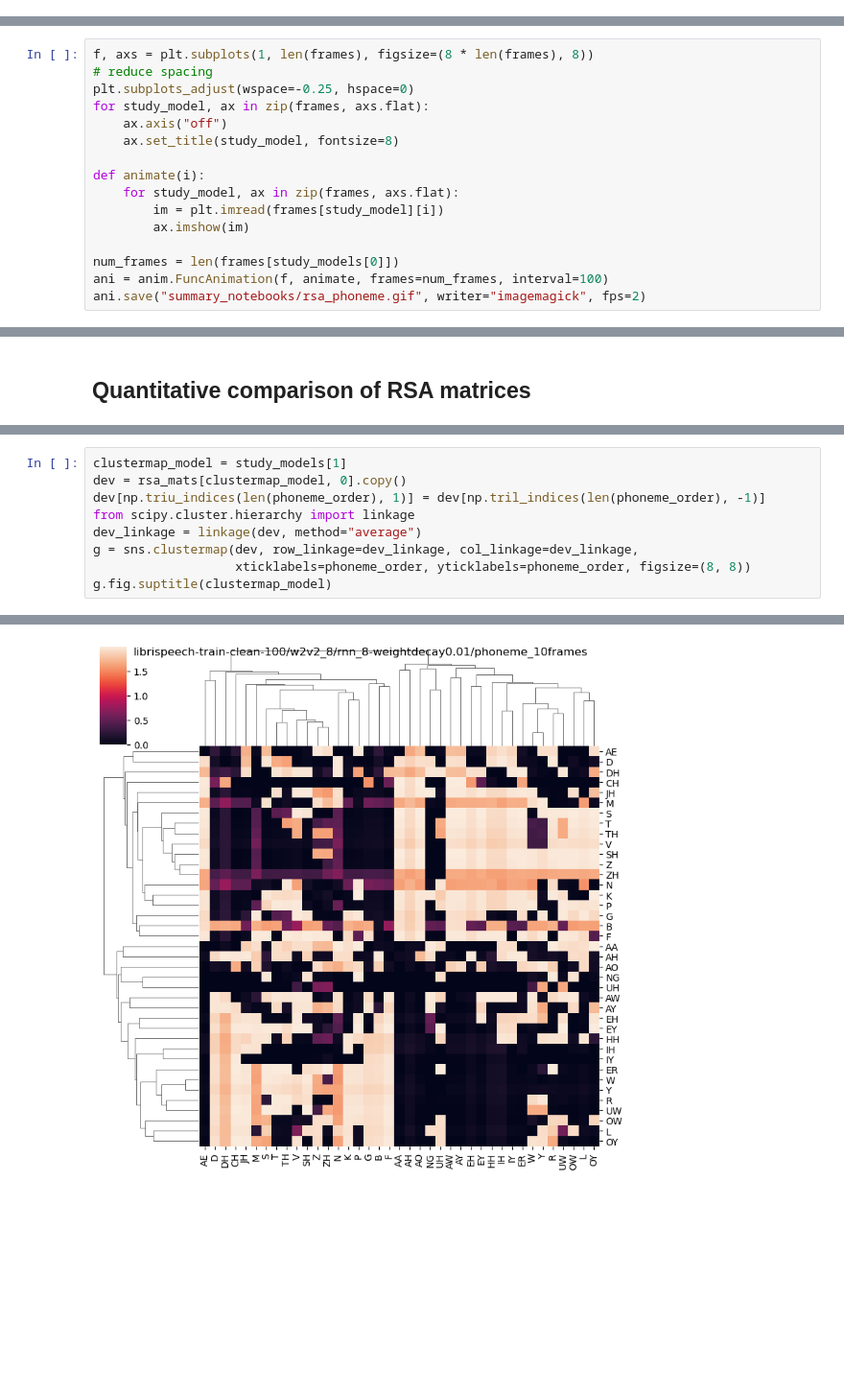
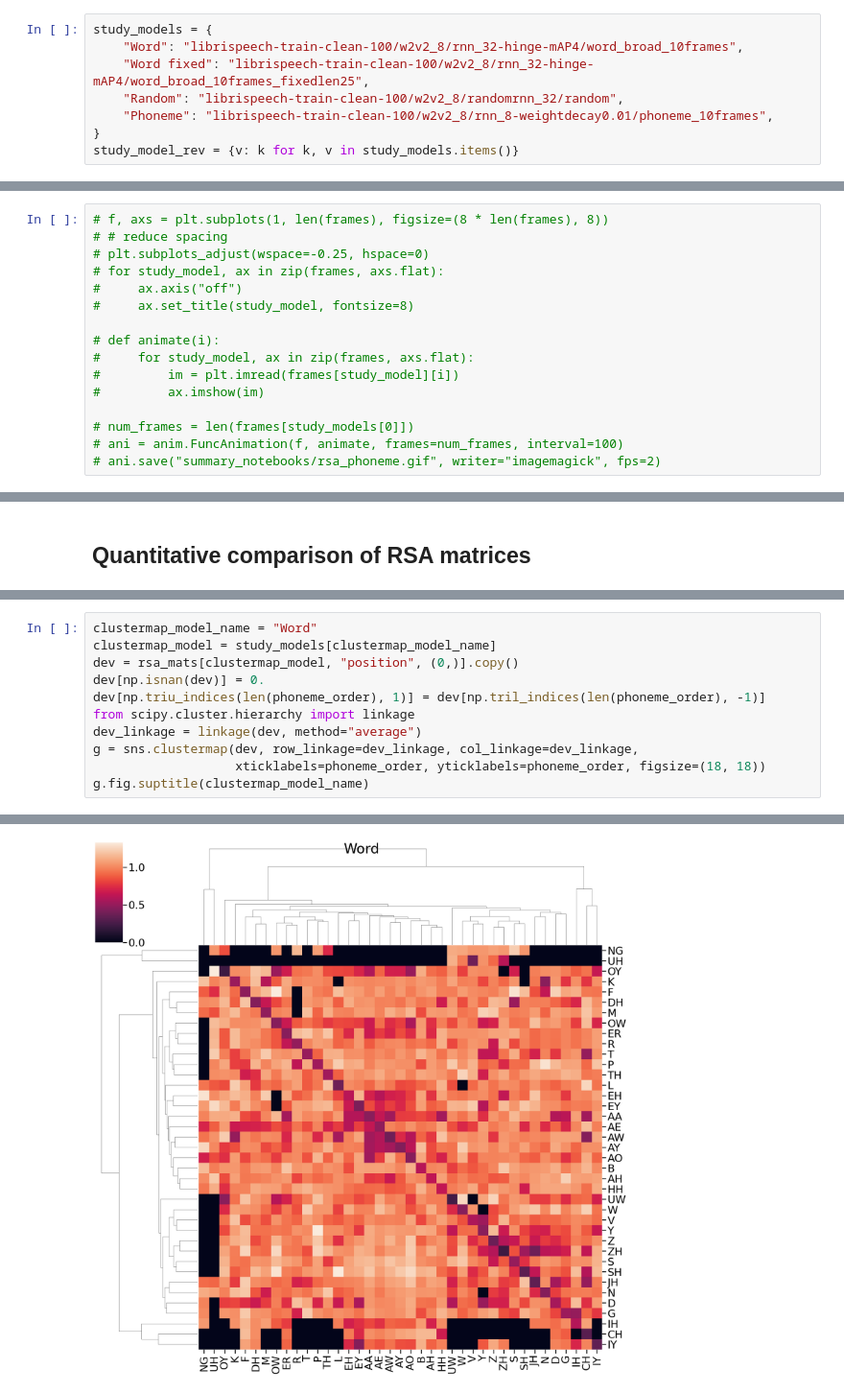
Before and after one commit to hans/ideal-word-representations, a Jupyter notebook: summary_notebooks/rsa_phoneme.ipynb, the cells around one changed output, grey strips where cells are left out. Shown at 96% size. Cells and saved outputs as stored; diff of their text form; blank space fills up the shorter version.

```diff
--- a/summary_notebooks/rsa_phoneme.ipynb
+++ b/summary_notebooks/rsa_phoneme.ipynb
@@ -29 +20,9 @@ study_models = [
+# %%
+study_models = {
+    "Word": "librispeech-train-clean-100/w2v2_8/rnn_32-hinge-mAP4/word_broad_10frames",
+    "Word fixed": "librispeech-train-clean-100/w2v2_8/rnn_32-hinge-mAP4/word_broad_10frames_fixedlen25",
+    "Random": "librispeech-train-clean-100/w2v2_8/randomrnn_32/random",
+    "Phoneme": "librispeech-train-clean-100/w2v2_8/rnn_8-weightdecay0.01/phoneme_10frames",
+}
+study_model_rev = {v: k for k, v in study_models.items()}
 # %%
@@ -35,16 +34,16 @@ for study_model in study_models:
 # %%
-f, axs = plt.subplots(1, len(frames), figsize=(8 * len(frames), 8))
-# reduce spacing
-plt.subplots_adjust(wspace=-0.25, hspace=0)
-for study_model, ax in zip(frames, axs.flat):
-    ax.axis("off")
-    ax.set_title(study_model, fontsize=8)
+# f, axs = plt.subplots(1, len(frames), figsize=(8 * len(frames), 8))
+# # reduce spacing
+# plt.subplots_adjust(wspace=-0.25, hspace=0)
+# for study_model, ax in zip(frames, axs.flat):
+#     ax.axis("off")
+#     ax.set_title(study_model, fontsize=8)
 
-def animate(i):
-    for study_model, ax in zip(frames, axs.flat):
-        im = plt.imread(frames[study_model][i])
-        ax.imshow(im)
+# def animate(i):
+#     for study_model, ax in zip(frames, axs.flat):
+#         im = plt.imread(frames[study_model][i])
+#         ax.imshow(im)
 
-num_frames = len(frames[study_models[0]])
-ani = anim.FuncAnimation(f, animate, frames=num_frames, interval=100)
-ani.save("summary_notebooks/rsa_phoneme.gif", writer="imagemagick", fps=2)
+# num_frames = len(frames[study_models[0]])
+# ani = anim.FuncAnimation(f, animate, frames=num_frames, interval=100)
+# ani.save("summary_notebooks/rsa_phoneme.gif", writer="imagemagick", fps=2)
@@ -236,10 +323,12 @@ study_models
 # %%
-clustermap_model = study_models[1]
-dev = rsa_mats[clustermap_model, 0].copy()
+clustermap_model_name = "Word"
+clustermap_model = study_models[clustermap_model_name]
+dev = rsa_mats[clustermap_model, "position", (0,)].copy()
+dev[np.isnan(dev)] = 0.
 dev[np.triu_indices(len(phoneme_order), 1)] = dev[np.tril_indices(len(phoneme_order), -1)]
 from scipy.cluster.hierarchy import linkage
 dev_linkage = linkage(dev, method="average")
 g = sns.clustermap(dev, row_linkage=dev_linkage, col_linkage=dev_linkage,
-                   xticklabels=phoneme_order, yticklabels=phoneme_order, figsize=(8, 8))
-g.fig.suptitle(clustermap_model)
+                   xticklabels=phoneme_order, yticklabels=phoneme_order, figsize=(18, 18))
+g.fig.suptitle(clustermap_model_name)
 # %% [output]
@@ -247 +336 @@ Text(0.5, 0.98, 'librispeech-train-clean-100/w2v2_8/rnn_8-weightdecay0.01/phonem
-[figure, old version]
+[figure, new version]
```
Also changed, not shown: parts of 26 cells of this notebook, 7 other files.
